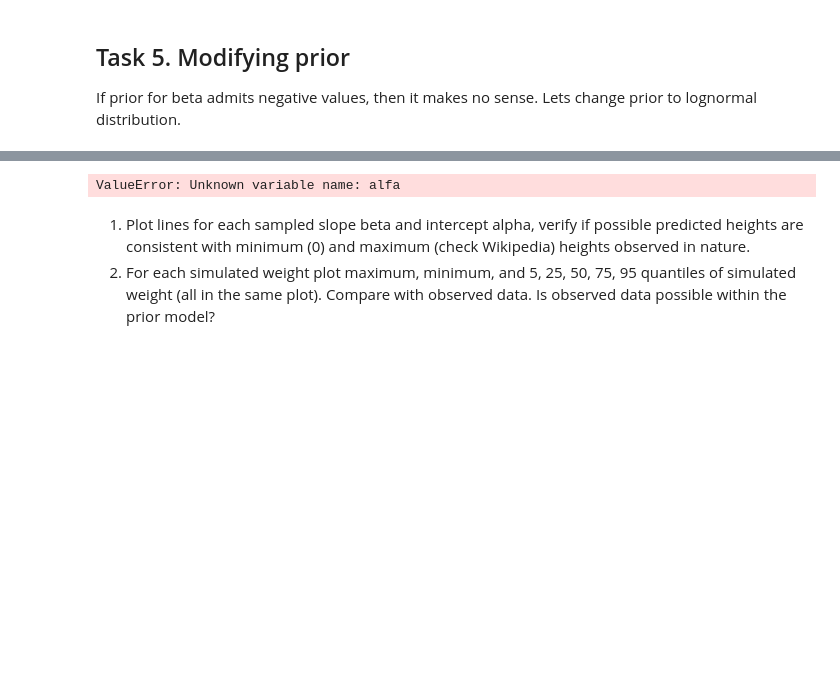
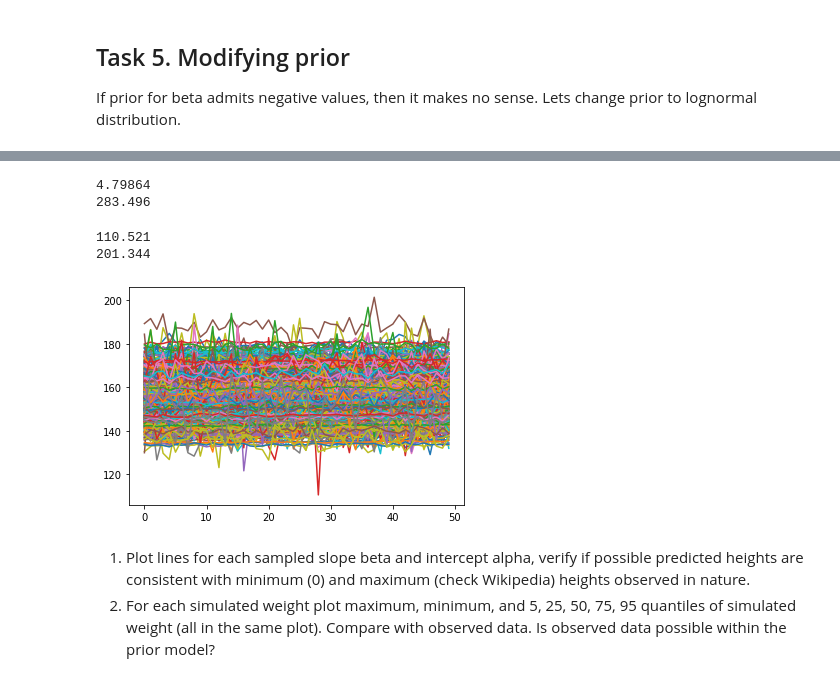
Before and after one commit to Badger555/DataAnalytics, a Jupyter notebook: lab4.ipynb, the cells around one changed output, grey strips where cells are left out. Saved outputs shown, nothing was run; the diff lists cells and outputs as text; code cells hidden in the pictures; blank space fills up the shorter version.

```diff
--- a/lab4.ipynb
+++ b/lab4.ipynb
@@ -255,15 +259,23 @@ INFO:cmdstanpy:CmdStan done processing.
+# %%
+print(height_.min())
+# %% [output]
+4.79864
+283.496
 # %%
-alfa_= sim.stan_variable("alfa")
-bet_ = sim.stan_variable("bet")
+alfa_= sim.stan_variable("alpha")
+bet_ = sim.stan_variable("beta")
 height_= sim.stan_variable('height')
+
 
 for i in range(len(alfa_)):
     plt.plot(height_[i])
 
 print(height_.min())
 print(height_.max())
 # %% [output]
-ValueError: Unknown variable name: alfa
+110.521
+201.344
+[figure, added]
 # %% [markdown]
 1. Plot lines for each sampled slope beta and intercept alpha, verify if possible predicted heights are consistent with minimum (0) and maximum (check Wikipedia) heights observed in nature.
 2. For each simulated weight plot maximum, minimum, and 5, 25, 50, 75, 95 quantiles of simulated weight (all in the same plot). Compare with observed data. Is observed data possible within the prior model?
```
Also changed, not shown: parts of 17 cells of this notebook.
